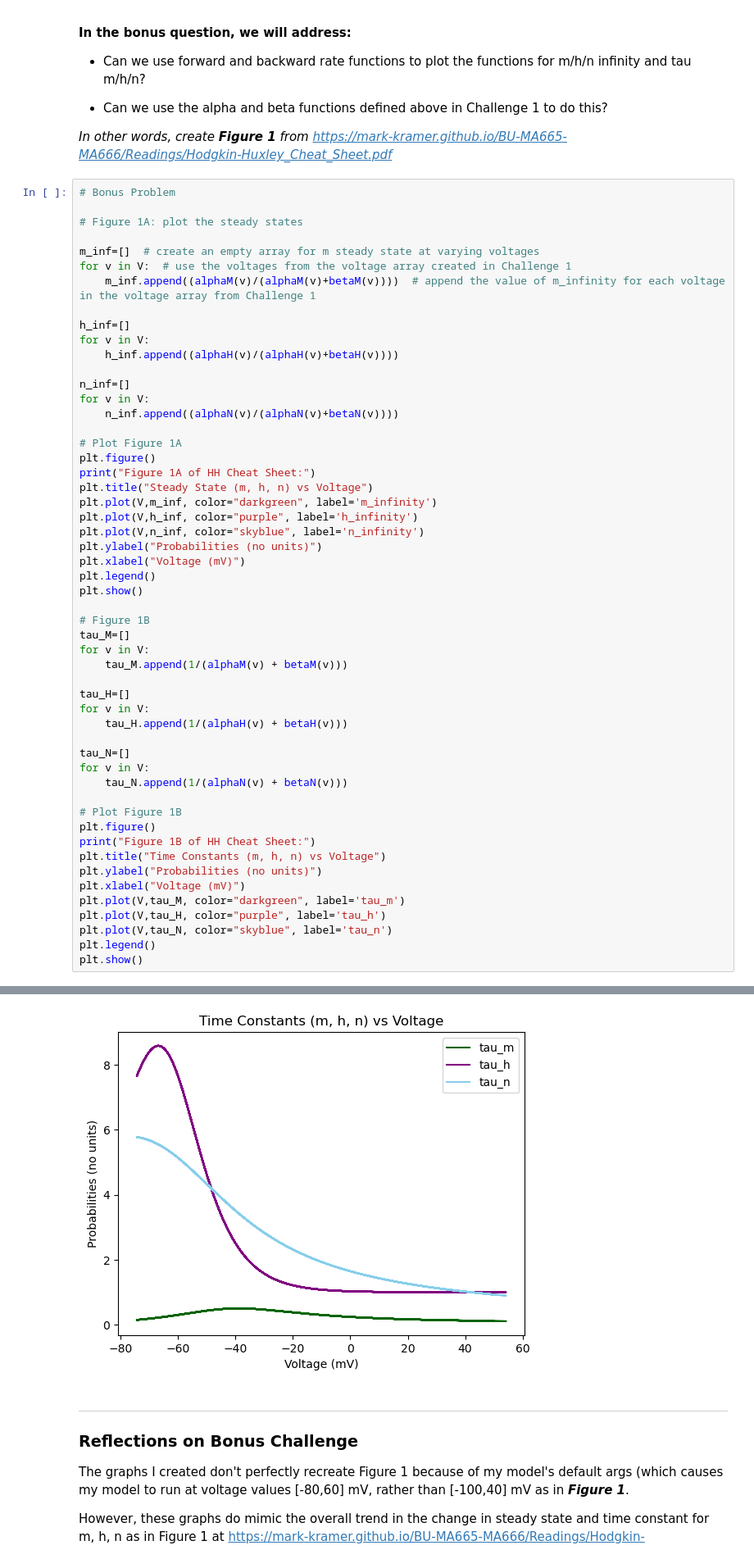
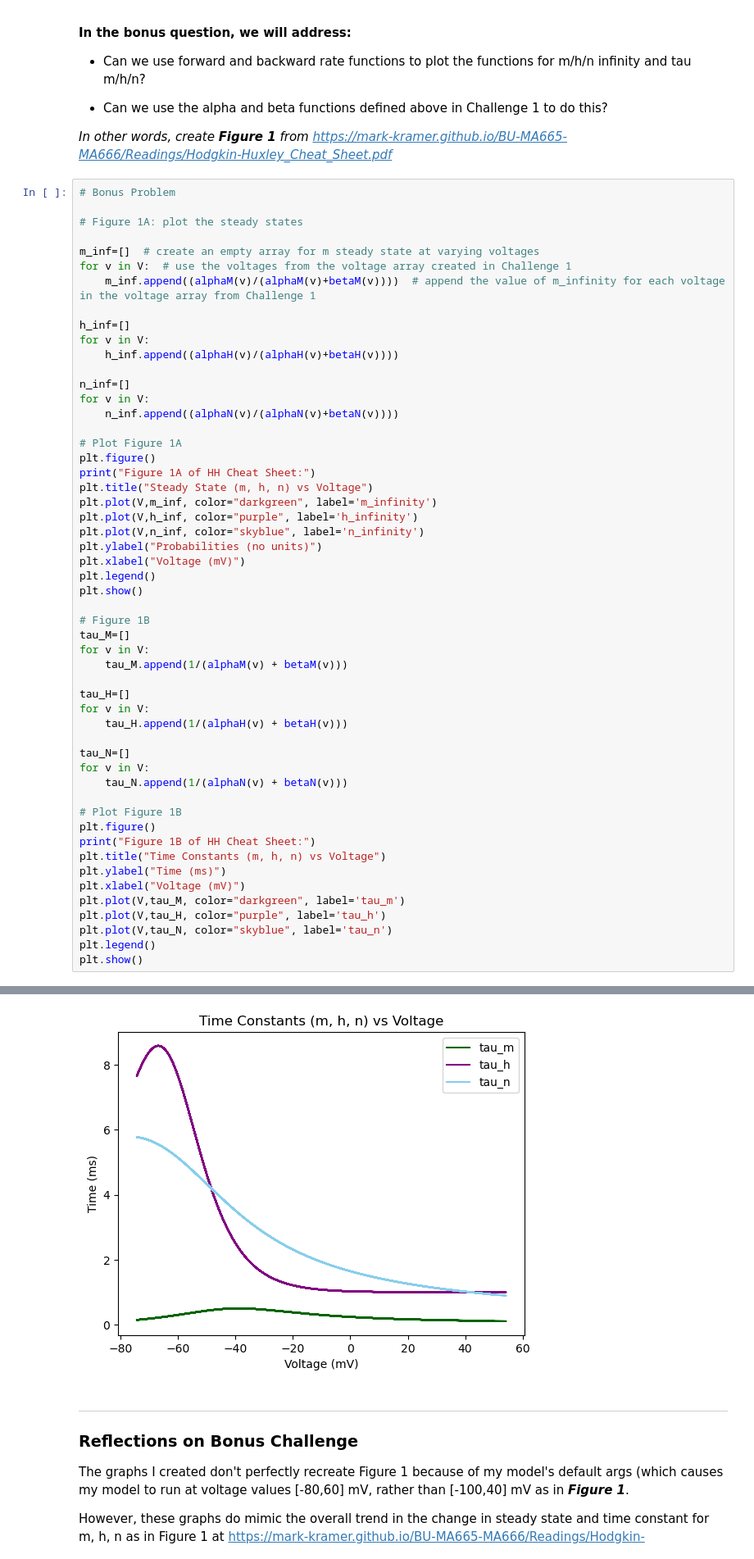
Before and after one commit to brittahn/CASMA665, a Jupyter notebook: Homeworks/AhnB_HW2-HH_CASMA665_F2024.ipynb, the cells around one changed output, grey strips where cells are left out. Shown at 82% size. Saved outputs shown, nothing was run; the diff lists cells and outputs as text.

```diff
--- a/Homeworks/AhnB_HW2-HH_CASMA665_F2024.ipynb
+++ b/Homeworks/AhnB_HW2-HH_CASMA665_F2024.ipynb
@@ -279,35 +279,35 @@ plt.xlabel("Voltage (mV)")
 plt.legend()
 plt.show()
 
 # Figure 1B
 tau_M=[]
 for v in V:
     tau_M.append(1/(alphaM(v) + betaM(v)))
 
 tau_H=[]
 for v in V:
     tau_H.append(1/(alphaH(v) + betaH(v)))
 
 tau_N=[]
 for v in V:
     tau_N.append(1/(alphaN(v) + betaN(v)))
 
 # Plot Figure 1B
 plt.figure()
 print("Figure 1B of HH Cheat Sheet:")
 plt.title("Time Constants (m, h, n) vs Voltage")
-plt.ylabel("Probabilities (no units)")
+plt.ylabel("Time (ms)")
 plt.xlabel("Voltage (mV)")
 plt.plot(V,tau_M, color="darkgreen", label='tau_m')
 plt.plot(V,tau_H, color="purple", label='tau_h')
 plt.plot(V,tau_N, color="skyblue", label='tau_n')
 plt.legend()
 plt.show()
 # %% [output]
 Figure 1A of HH Cheat Sheet:
 [figure]
 Figure 1B of HH Cheat Sheet:
-[figure, old version]
+[figure, new version]
 # %% [markdown]
 ___
 
```
Also changed, not shown: parts of 4 cells of this notebook.
